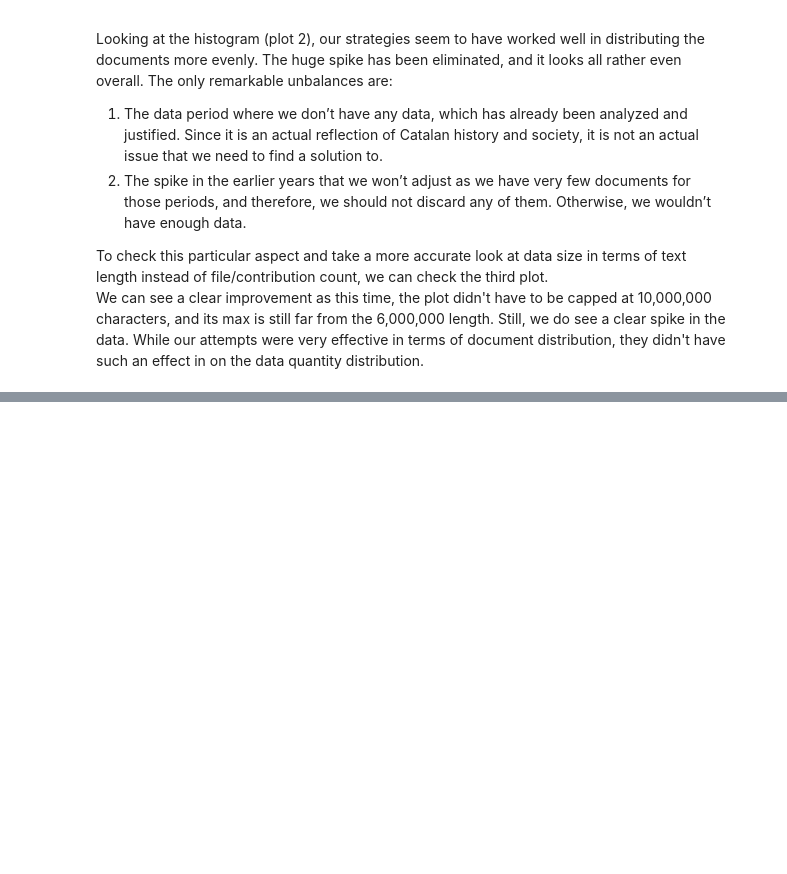
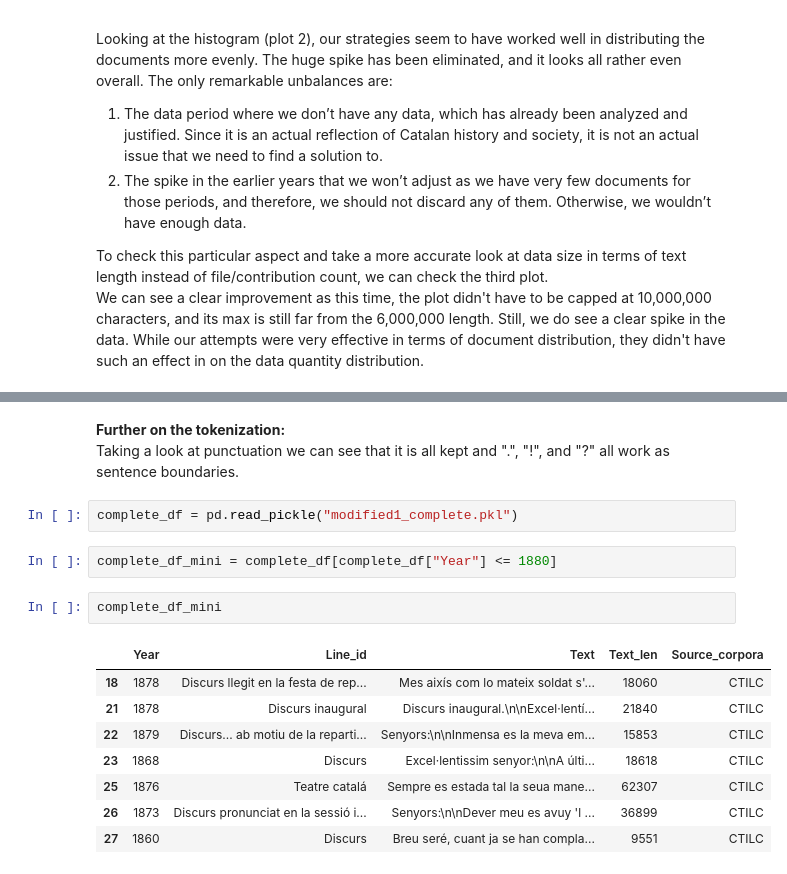
Before and after one commit to Data-Science-for-Linguists-2025/Linguistic-Markers-Catalan-Substitution, a Jupyter notebook: Data-Parsing-Exploratory-Analysis-2.ipynb, the cells around one changed output, grey strips where cells are left out. Drawn from its saved outputs; the diff is of its cells as text; blank space fills up the shorter version.

Commit message:
started tokenization

```diff
--- a/Data-Parsing-Exploratory-Analysis-2.ipynb
+++ b/Data-Parsing-Exploratory-Analysis-2.ipynb
@@ -1327,0 +1460,18 @@ We can see a clear improvement as this time, the plot didn't have to be capped a
+# %% [markdown]
+**Further on the tokenization:**\
+Taking a look at punctuation we can see that it is all kept and ".", "!", and "?" all work as sentence boundaries.
+# %%
+complete_df = pd.read_pickle("modified1_complete.pkl")
+# %%
+complete_df_mini = complete_df[complete_df["Year"] <= 1880]
+# %%
+complete_df_mini
+# %% [output]
+|  | Year | Line_id | Text | Text_len | Source_corpora |
+| 18 | 1878 | Discurs llegit en la festa de rep... | Mes aixís com lo mateix soldat s'... | 18060 | CTILC |
+| 21 | 1878 | Discurs inaugural | Discurs inaugural.\n\nExcel·lentí... | 21840 | CTILC |
+| 22 | 1879 | Discurs... ab motiu de la reparti... | Senyors:\n\nInmensa es la meva em... | 15853 | CTILC |
+| 23 | 1868 | Discurs | Excel·lentissim senyor:\n\nA últi... | 18618 | CTILC |
+| 25 | 1876 | Teatre catalá | Sempre es estada tal la seua mane... | 62307 | CTILC |
+| 26 | 1873 | Discurs pronunciat en la sessió i... | Senyors:\n\nDever meu es avuy 'l ... | 36899 | CTILC |
+| 27 | 1860 | Discurs | Breu seré, cuant ja se han compla... | 9551 | CTILC |
```
Also changed, not shown: parts of 15 cells of this notebook.
